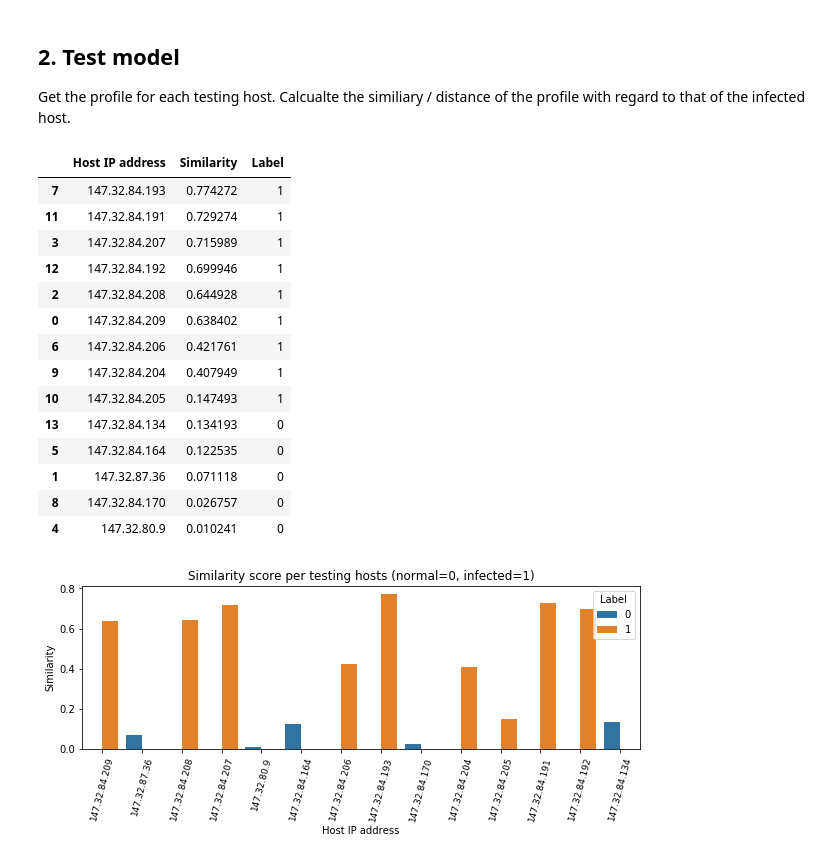
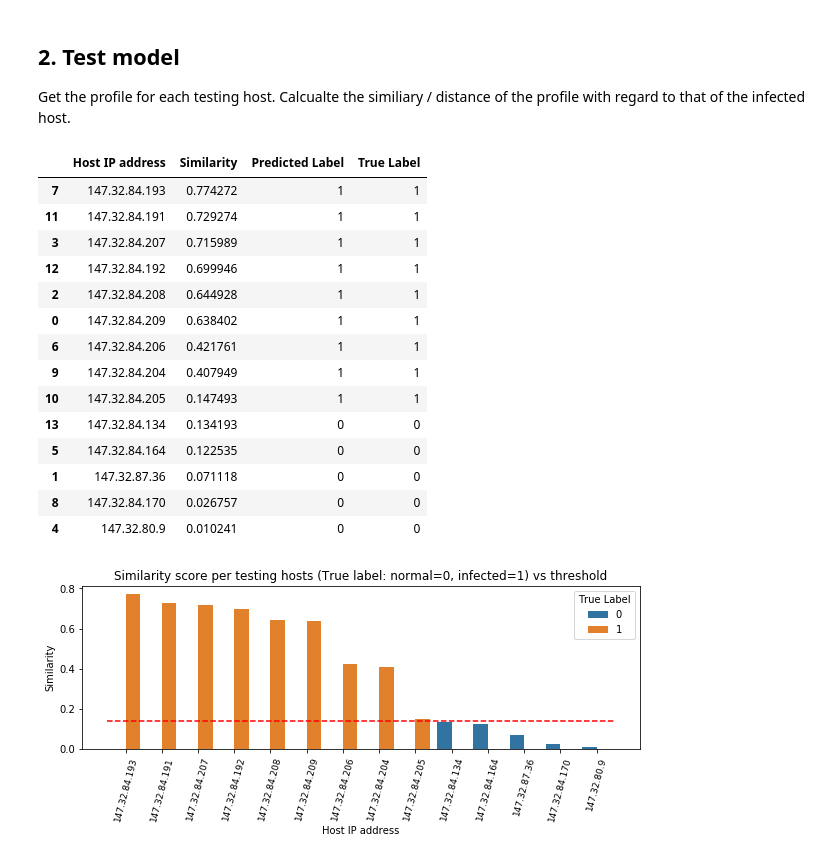
Before and after one commit to chengh42/Cyber-Data-Analytics, a Jupyter notebook: data stream/Task4_Profiling.ipynb, the cells around one changed output. Saved outputs shown, nothing was run; the diff lists cells and outputs as text; code cells hidden in the pictures.

```diff
--- a/data stream/Task4_Profiling.ipynb
+++ b/data stream/Task4_Profiling.ipynb
@@ -218,6 +219,9 @@ def compare_profile(profile_infected, profile_test):
     overall_similarity = sum(overall_similarity) / len(overall_similarity)
     return overall_similarity
 # %%
+# assign threshold for similarity
+THRESHOLD = 0.14
+
 # compare each host profile with the reference (infected) profile
 comparison = {}
 
@@ -226,37 +230,43 @@ for host in test_hosts:
     profile_test = get_ngrams_profile(host, NGRAMS)
     similarity = compare_profile(profile_infected, profile_test)
 
-    # label the real classification
-    label = 1 if host in infected_hosts else 0
+    # assign predicted label
+    predicted_label = 0 if similarity < THRESHOLD else 1
+
+    # assign real label
+    true_label = 1 if host in infected_hosts else 0
 
     # update dict
-    comparison.update({host: [similarity, label]})
+    comparison.update({host: [similarity, predicted_label, true_label]})
 # %%
+# create a dataframe for the results
 df_comparison = pd.DataFrame.from_dict(comparison, orient='index')
-df_comparison.reset_index(inplace=True)
-df_comparison.columns = ['Host IP address', 'Similarity', 'Label']
-df_comparison.sort_values('Similarity', ascending=False)
+df_comparison.reset_index(drop=False, inplace=True)
+df_comparison.columns = ['Host IP address', 'Similarity', 'Predicted Label', 'True Label']
+df_comparison.sort_values('Similarity', ascending=False, inplace=True)
+df_comparison
 # %% [output]
-|  | Host IP address | Similarity | Label |
-| 7 | 147.32.84.193 | 0.774272 | 1 |
-| 11 | 147.32.84.191 | 0.729274 | 1 |
-| 3 | 147.32.84.207 | 0.715989 | 1 |
-| 12 | 147.32.84.192 | 0.699946 | 1 |
-| 2 | 147.32.84.208 | 0.644928 | 1 |
-| 0 | 147.32.84.209 | 0.638402 | 1 |
-| 6 | 147.32.84.206 | 0.421761 | 1 |
-| 9 | 147.32.84.204 | 0.407949 | 1 |
-| 10 | 147.32.84.205 | 0.147493 | 1 |
-| 13 | 147.32.84.134 | 0.134193 | 0 |
-| 5 | 147.32.84.164 | 0.122535 | 0 |
-| 1 | 147.32.87.36 | 0.071118 | 0 |
-| 8 | 147.32.84.170 | 0.026757 | 0 |
-| 4 | 147.32.80.9 | 0.010241 | 0 |
+|  | Host IP address | Similarity | Predicted Label | True Label |
+| 7 | 147.32.84.193 | 0.774272 | 1 | 1 |
+| 11 | 147.32.84.191 | 0.729274 | 1 | 1 |
+| 3 | 147.32.84.207 | 0.715989 | 1 | 1 |
+| 12 | 147.32.84.192 | 0.699946 | 1 | 1 |
+| 2 | 147.32.84.208 | 0.644928 | 1 | 1 |
+| 0 | 147.32.84.209 | 0.638402 | 1 | 1 |
+| 6 | 147.32.84.206 | 0.421761 | 1 | 1 |
+| 9 | 147.32.84.204 | 0.407949 | 1 | 1 |
+| 10 | 147.32.84.205 | 0.147493 | 1 | 1 |
+| 13 | 147.32.84.134 | 0.134193 | 0 | 0 |
+| 5 | 147.32.84.164 | 0.122535 | 0 | 0 |
+| 1 | 147.32.87.36 | 0.071118 | 0 | 0 |
+| 8 | 147.32.84.170 | 0.026757 | 0 | 0 |
+| 4 | 147.32.80.9 | 0.010241 | 0 | 0 |
 # %%
 fig, ax = plt.subplots(figsize=(10, 3))
-sns.barplot(data=df_comparison, x='Host IP address', y='Similarity', hue='Label', ax=ax)
-ax.set_title('Similarity score per testing hosts (normal=0, infected=1)')
+sns.barplot(data=df_comparison, x='Host IP address', y='Similarity', hue='True Label', ax=ax)
+ax.hlines(THRESHOLD, ax.get_xlim()[0], ax.get_xlim()[1], colors='r', linestyles='--')
+ax.set_title('Similarity score per testing hosts (True label: normal=0, infected=1) vs threshold')
 ax.set_xticklabels(ax.get_xticklabels(), fontdict={'fontsize': 9}, rotation=75)
 plt.show()
 # %% [output]
-[figure, old version]
+[figure, new version]
```
Also changed, not shown: parts of 4 cells of this notebook.
